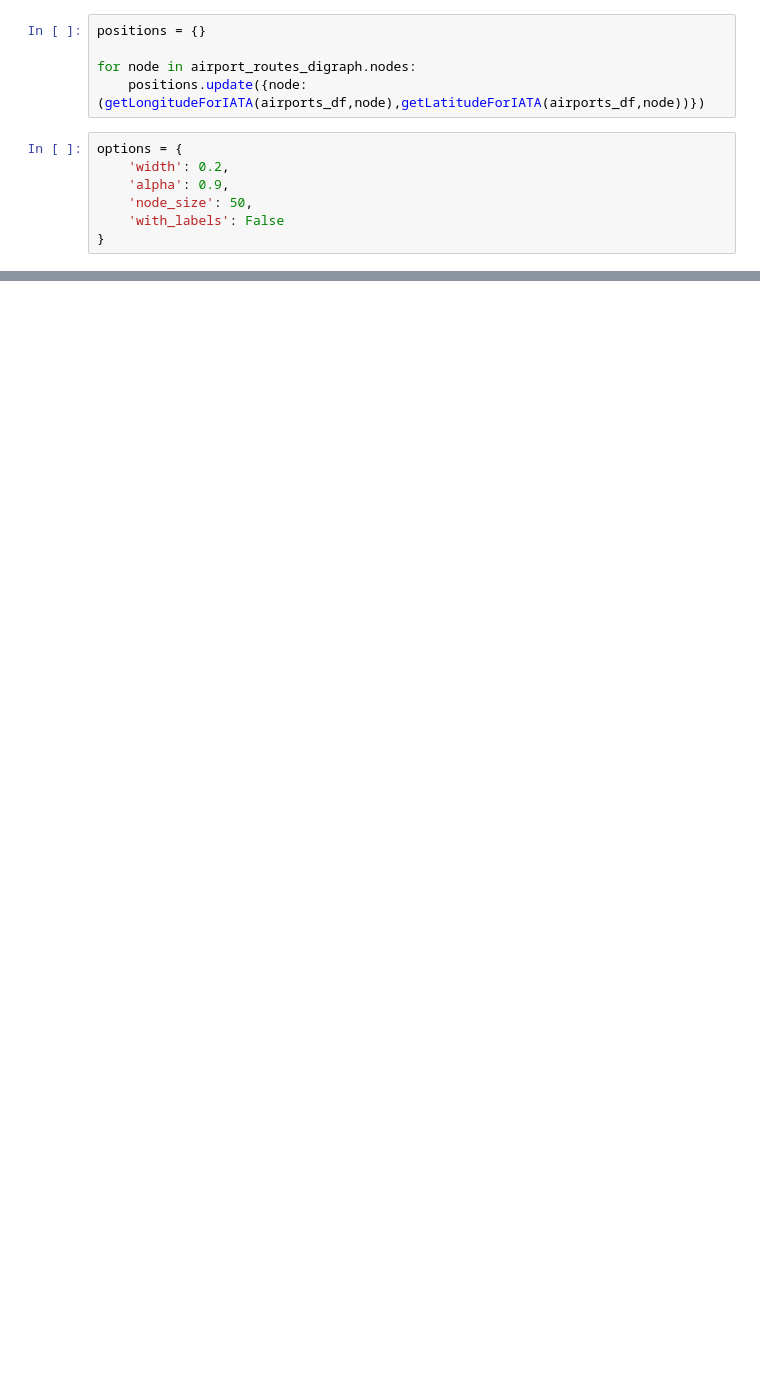
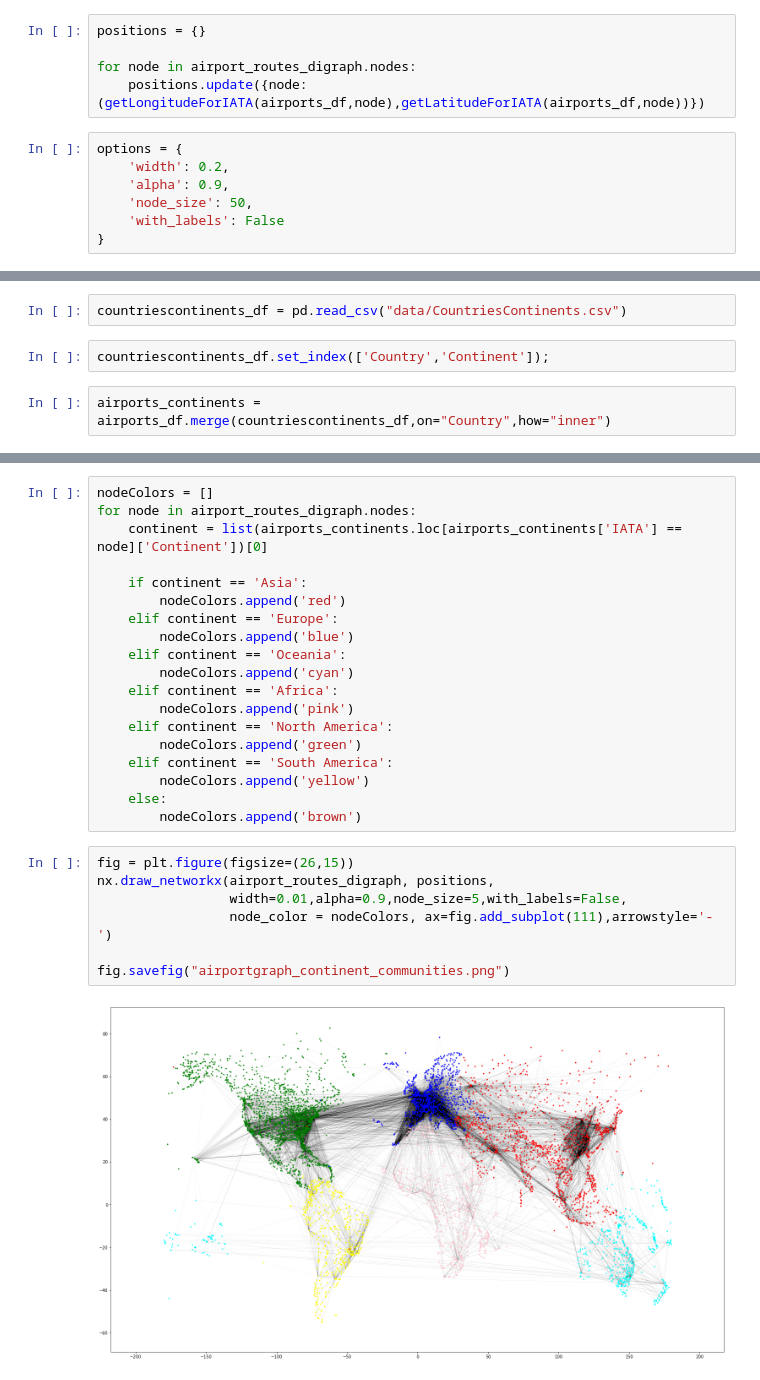
Before and after one commit to OliverFlecke/02805-Social-Graphs-and-Interactions-Project, a Jupyter notebook: AirportRoutesGraph.ipynb, the cells around one changed output, grey strips where cells are left out. Cells and saved outputs as stored; diff of their text form; blank space fills up the shorter version.

```diff
--- a/AirportRoutesGraph.ipynb
+++ b/AirportRoutesGraph.ipynb
@@ -70,0 +154,6 @@ airports_df.loc[airports_df['IATA'] == "SPR"]
+# %%
+countriescontinents_df = pd.read_csv("data/CountriesContinents.csv")
+# %%
+countriescontinents_df.set_index(['Country','Continent']);
+# %%
+airports_continents = airports_df.merge(countriescontinents_df,on="Country",how="inner")
@@ -70,0 +198,28 @@ airports_df.loc[airports_df['IATA'] == "SPR"]
+# %%
+nodeColors = []
+for node in airport_routes_digraph.nodes:
+    continent = list(airports_continents.loc[airports_continents['IATA'] == node]['Continent'])[0]
+
+    if continent == 'Asia':
+        nodeColors.append('red')
+    elif continent == 'Europe':
+        nodeColors.append('blue')
+    elif continent == 'Oceania':
+        nodeColors.append('cyan')
+    elif continent == 'Africa':
+        nodeColors.append('pink')
+    elif continent == 'North America':
+        nodeColors.append('green')
+    elif continent == 'South America':
+        nodeColors.append('yellow')
+    else:
+        nodeColors.append('brown')
+# %%
+fig = plt.figure(figsize=(26,15))
+nx.draw_networkx(airport_routes_digraph, positions,
+                 width=0.01,alpha=0.9,node_size=5,with_labels=False,
+                 node_color = nodeColors, ax=fig.add_subplot(111),arrowstyle='-')
+
+fig.savefig("airportgraph_continent_communities.png")
+# %% [output]
+[figure, added]
```
Also changed, not shown: parts of 20 cells of this notebook, 7 other files.
